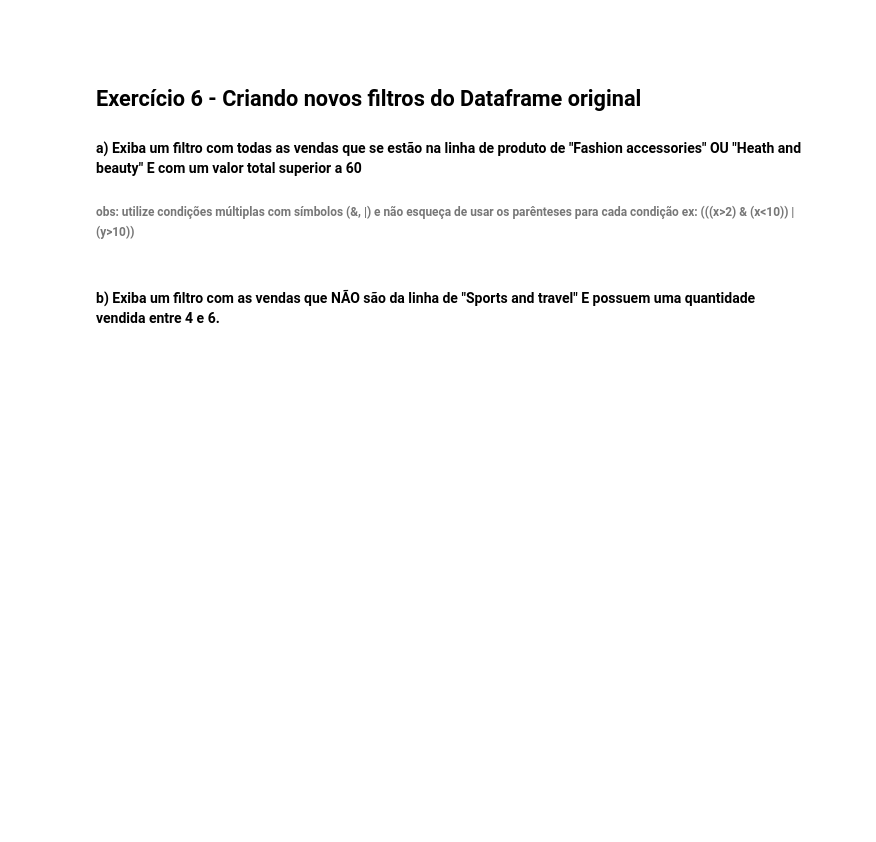
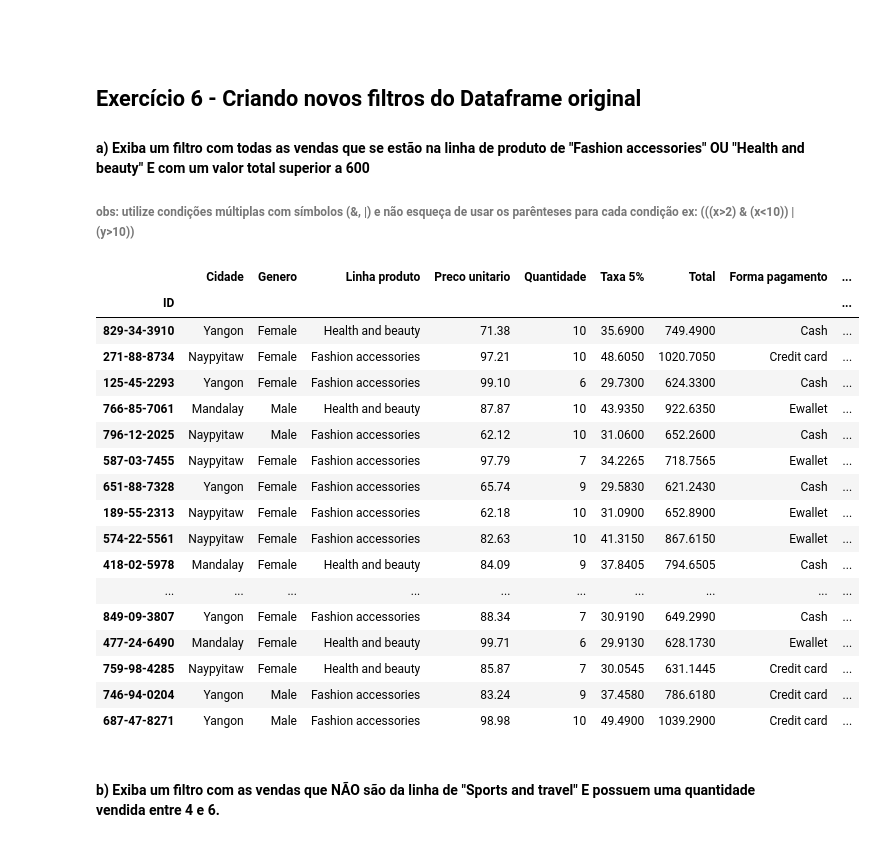
Before and after one commit to GvFreitas1/ListasdeExercicios-CursodePython2022, a Jupyter notebook: Aula 6 - Pandas 1/Lista_6_Pandas.ipynb, the cells around one changed output. Saved outputs shown, nothing was run; the diff lists cells and outputs as text; code cells hidden in the pictures; blank space fills up the shorter version.

```diff
--- a/Aula 6 - Pandas 1/Lista_6_Pandas.ipynb
+++ b/Aula 6 - Pandas 1/Lista_6_Pandas.ipynb
@@ -311,8 +302,28 @@ df.duplicated().sum()
 #
 # %% [markdown]
 ## **Exercício 6  - Criando novos filtros do Dataframe original**
-#### a) Exiba um filtro com todas as vendas que se estão na linha de produto de "Fashion accessories" OU "Heath and beauty" E com um valor total superior a 60
+#### a) Exiba um filtro com todas as vendas que se estão na linha de produto de "Fashion accessories" OU "Health and beauty" E com um valor total superior a 600
 
 ###### obs: utilize condições múltiplas com símbolos (&, |) e não esqueça de usar os parênteses para cada condição ex: (((x>2) & (x<10)) | (y>10))
 # %%
 ##### SEU CODIGO COMECA AQUI #####
+df[((df["Linha produto"] == "Fashion accessories") | (df["Linha produto"] == "Health and beauty")) & (df["Total"] > 600)]
+# %% [output]
+|  | Cidade | Genero | Linha produto | Preco unitario | Quantidade | Taxa 5% | Total | Forma pagamento | ... |
+| ID |  |  |  |  |  |  |  |  | ... |
+| 829-34-3910 | Yangon | Female | Health and beauty | 71.38 | 10 | 35.6900 | 749.4900 | Cash | ... |
+| 271-88-8734 | Naypyitaw | Female | Fashion accessories | 97.21 | 10 | 48.6050 | 1020.7050 | Credit card | ... |
+| 125-45-2293 | Yangon | Female | Fashion accessories | 99.10 | 6 | 29.7300 | 624.3300 | Cash | ... |
+| 766-85-7061 | Mandalay | Male | Health and beauty | 87.87 | 10 | 43.9350 | 922.6350 | Ewallet | ... |
+| 796-12-2025 | Naypyitaw | Male | Fashion accessories | 62.12 | 10 | 31.0600 | 652.2600 | Cash | ... |
+| 587-03-7455 | Naypyitaw | Female | Fashion accessories | 97.79 | 7 | 34.2265 | 718.7565 | Ewallet | ... |
+| 651-88-7328 | Yangon | Female | Fashion accessories | 65.74 | 9 | 29.5830 | 621.2430 | Cash | ... |
+| 189-55-2313 | Naypyitaw | Female | Fashion accessories | 62.18 | 10 | 31.0900 | 652.8900 | Ewallet | ... |
+| 574-22-5561 | Naypyitaw | Female | Fashion accessories | 82.63 | 10 | 41.3150 | 867.6150 | Ewallet | ... |
+| 418-02-5978 | Mandalay | Female | Health and beauty | 84.09 | 9 | 37.8405 | 794.6505 | Cash | ... |
+| ... | ... | ... | ... | ... | ... | ... | ... | ... | ... |
+| 849-09-3807 | Yangon | Female | Fashion accessories | 88.34 | 7 | 30.9190 | 649.2990 | Cash | ... |
+| 477-24-6490 | Mandalay | Female | Health and beauty | 99.71 | 6 | 29.9130 | 628.1730 | Ewallet | ... |
+| 759-98-4285 | Naypyitaw | Female | Health and beauty | 85.87 | 7 | 30.0545 | 631.1445 | Credit card | ... |
+| 746-94-0204 | Yangon | Male | Fashion accessories | 83.24 | 9 | 37.4580 | 786.6180 | Credit card | ... |
+| 687-47-8271 | Yangon | Male | Fashion accessories | 98.98 | 10 | 49.4900 | 1039.2900 | Credit card | ... |
```
Also changed, not shown: parts of 8 cells of this notebook.
